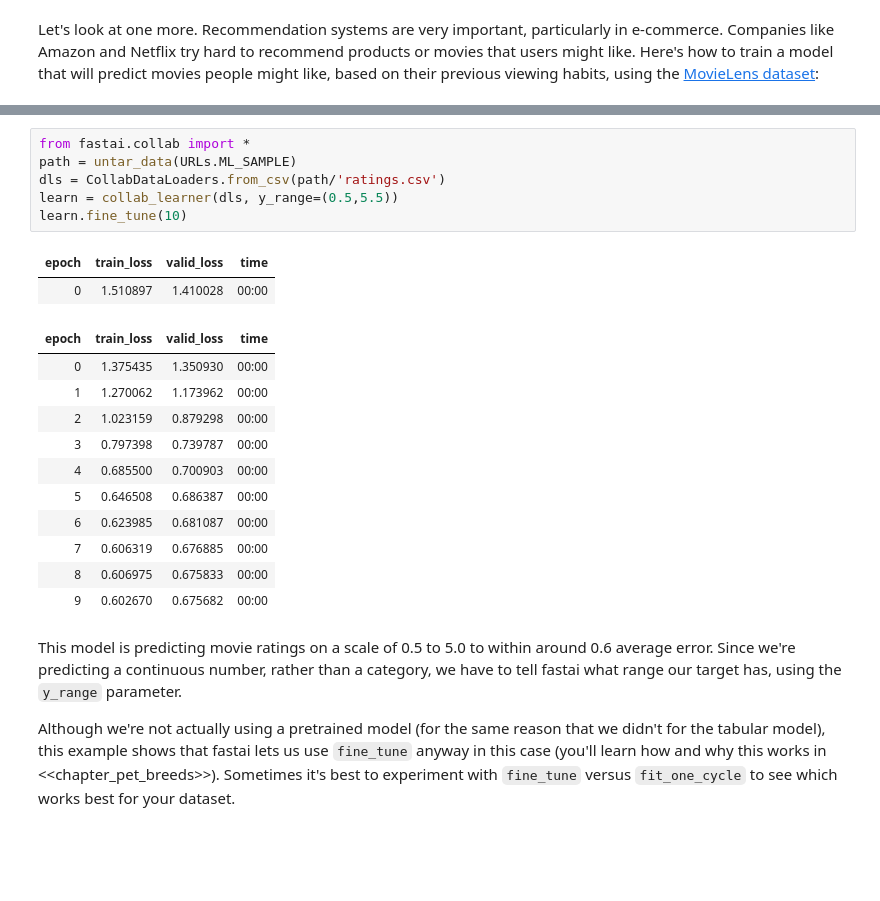
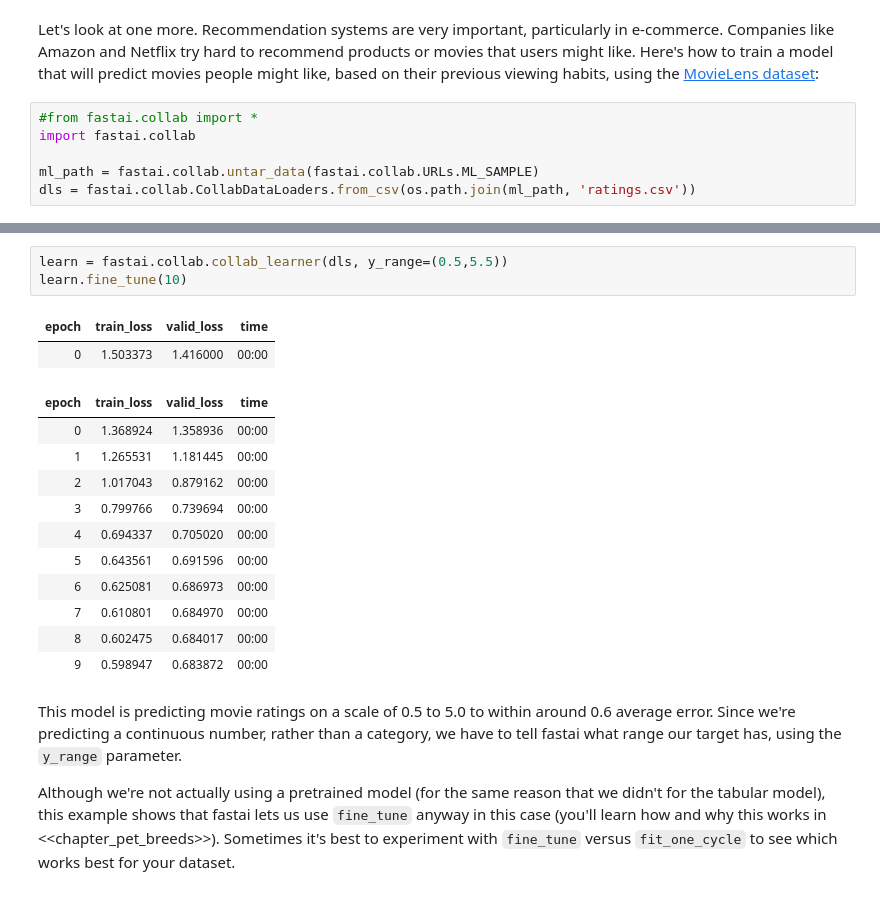
Before and after one commit to gguman/fastbook, a Jupyter notebook: 01_intro.ipynb, the cells around one changed output, grey strips where cells are left out. Cells and saved outputs as stored; diff of their text form; blank space fills up the shorter version.

```diff
--- a/01_intro.ipynb
+++ b/01_intro.ipynb
@@ -826,3 +908,9 @@ learn.fit_one_cycle(3)
 This model is using the [*Adult* dataset](http://robotics.stanford.edu/~ronnyk/nbtree.pdf), from the paper "Scaling Up the Accuracy of Naive-Bayes Classifiers: a Decision-Tree Hybrid" by Rob Kohavi, which contains some demographic data about individuals (like their education, marital status, race, sex, and whether or not they have an annual income greater than \$50k). The model is over 80\% accurate, and took around 30 seconds to train.
 # %% [markdown]
 Let's look at one more. Recommendation systems are very important, particularly in e-commerce. Companies like Amazon and Netflix try hard to recommend products or movies that users might like. Here's how to train a model that will predict movies people might like, based on their previous viewing habits, using the [MovieLens dataset](https://doi.org/10.1145/2827872):
+# %%
+#from fastai.collab import *
+import fastai.collab
+
+ml_path = fastai.collab.untar_data(fastai.collab.URLs.ML_SAMPLE)
+dls = fastai.collab.CollabDataLoaders.from_csv(os.path.join(ml_path, 'ratings.csv'))
@@ -829,23 +931,20 @@ Let's look at one more. Recommendation systems are very important, particularly
 # %%
-from fastai.collab import *
-path = untar_data(URLs.ML_SAMPLE)
-dls = CollabDataLoaders.from_csv(path/'ratings.csv')
-learn = collab_learner(dls, y_range=(0.5,5.5))
+learn = fastai.collab.collab_learner(dls, y_range=(0.5,5.5))
 learn.fine_tune(10)
 # %% [output]
 | epoch | train_loss | valid_loss | time |
-| 0 | 1.510897 | 1.410028 | 00:00 |
+| 0 | 1.503373 | 1.416000 | 00:00 |
 | epoch | train_loss | valid_loss | time |
-| 0 | 1.375435 | 1.350930 | 00:00 |
-| 1 | 1.270062 | 1.173962 | 00:00 |
-| 2 | 1.023159 | 0.879298 | 00:00 |
-| 3 | 0.797398 | 0.739787 | 00:00 |
-| 4 | 0.685500 | 0.700903 | 00:00 |
-| 5 | 0.646508 | 0.686387 | 00:00 |
-| 6 | 0.623985 | 0.681087 | 00:00 |
-| 7 | 0.606319 | 0.676885 | 00:00 |
-| 8 | 0.606975 | 0.675833 | 00:00 |
-| 9 | 0.602670 | 0.675682 | 00:00 |
+| 0 | 1.368924 | 1.358936 | 00:00 |
+| 1 | 1.265531 | 1.181445 | 00:00 |
+| 2 | 1.017043 | 0.879162 | 00:00 |
+| 3 | 0.799766 | 0.739694 | 00:00 |
+| 4 | 0.694337 | 0.705020 | 00:00 |
+| 5 | 0.643561 | 0.691596 | 00:00 |
+| 6 | 0.625081 | 0.686973 | 00:00 |
+| 7 | 0.610801 | 0.684970 | 00:00 |
+| 8 | 0.602475 | 0.684017 | 00:00 |
+| 9 | 0.598947 | 0.683872 | 00:00 |
 # %% [markdown]
 This model is predicting movie ratings on a scale of 0.5 to 5.0 to within around 0.6 average error. Since we're predicting a continuous number, rather than a category, we have to tell fastai what range our target has, using the `y_range` parameter.
 
```
Also changed, not shown: parts of 28 cells of this notebook.
